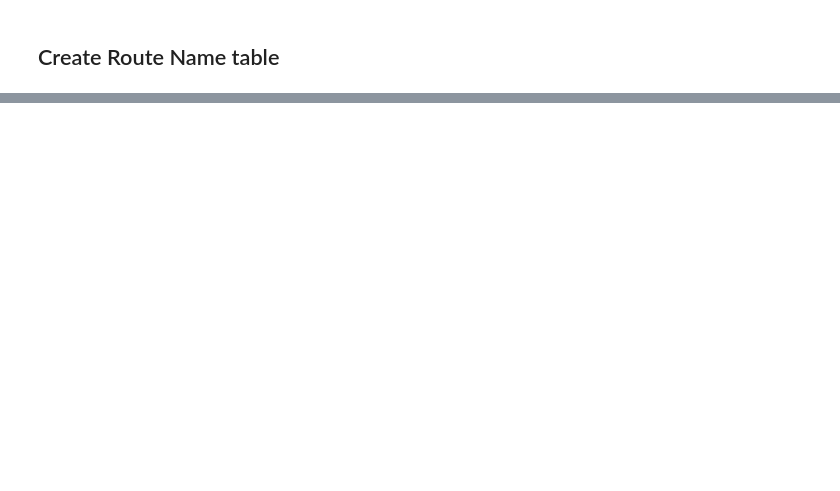
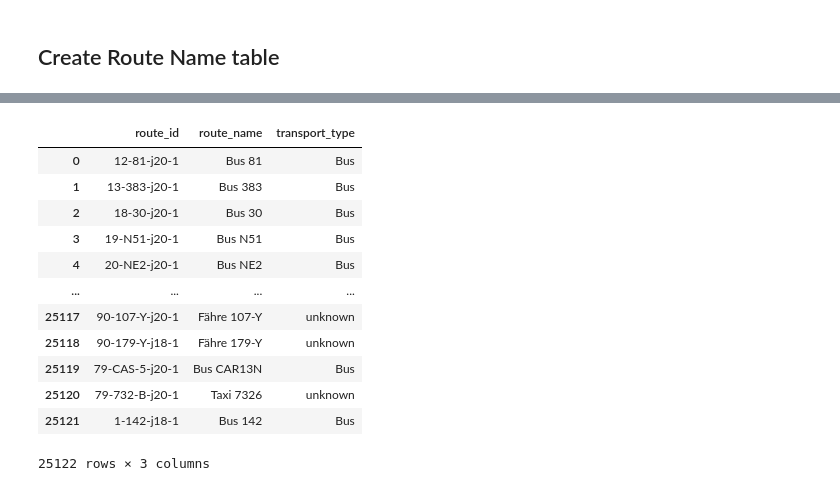
Before and after one commit to JulienVig/COM-490-Trip-Planner, a Jupyter notebook: notebooks/stochastic.ipynb, the cells around one changed output, grey strips where cells are left out. Drawn from its saved outputs; the diff is of its cells as text; code cells hidden in the pictures; blank space fills up the shorter version.

```diff
--- a/notebooks/stochastic.ipynb
+++ b/notebooks/stochastic.ipynb
@@ -242,6 +233,30 @@ real_time.coalesce(1).write.format("com.databricks.spark.csv")\
 ## Create Route Name table
 # %%
 %%spark
+
+## creates route name !
 route_names = spark.read.orc("/data/sbb/part_orc/routes").withColumn("route_name", concat(col("route_desc"), lit(" "), col("route_short_name")))\
-                .select(["route_id", "route_name"])\
+                .select(["route_id", "route_name", "route_desc"])\
                 .dropDuplicates()
+
+## get simple type
+complex_to_simple_type = {
+    "TGV":"Train",
+    "Eurocity":"Train",
+    "Regionalzug":"Train",
+    "RegioExpress":"Train",
+    "S-Bahn":"Train",
+    "Tram":"Tram",
+    "ICE":"Train",
+    "Bus":"Bus",
+    "Eurostar":"Train",
+    "Intercity":"Train",
+    "InterRegio":"Train",
+    "Extrazug":"Train"
+}
+
+get_simple_type = udf(lambda complex_type : complex_to_simple_type.get(complex_type,"unknown"))
+
+route_names = route_names.withColumn("transport_type", get_simple_type(col("route_desc")))\
+                .drop("route_desc")
+route_names.show(3)
@@ -248,4 +272,21 @@ route_names = spark.read.orc("/data/sbb/part_orc/routes").withColumn("route_name
 # %%
-%%spark
-route_names.coalesce(1).write.format("com.databricks.spark.csv")\
-   .option("header", "true").save(REMOTE_PATH + "route_names.csv")
+%%spark -o route_names_and_types -n -1
+route_names_and_types = route_names
+#route_names.coalesce(1).write.format("com.databricks.spark.csv")\
+#   .option("header", "true").save(REMOTE_PATH + "route_names_and_types.csv")
+# %%
+route_names_and_types
+# %% [output]
+|  | route_id | route_name | transport_type |
+| 0 | 12-81-j20-1 | Bus 81 | Bus |
+| 1 | 13-383-j20-1 | Bus 383 | Bus |
+| 2 | 18-30-j20-1 | Bus 30 | Bus |
+| 3 | 19-N51-j20-1 | Bus N51 | Bus |
+| 4 | 20-NE2-j20-1 | Bus NE2 | Bus |
+| ... | ... | ... | ... |
+| 25117 | 90-107-Y-j20-1 | Fähre 107-Y | unknown |
+| 25118 | 90-179-Y-j18-1 | Fähre 179-Y | unknown |
+| 25119 | 79-CAS-5-j20-1 | Bus CAR13N | Bus |
+| 25120 | 79-732-B-j20-1 | Taxi 7326 | unknown |
+| 25121 | 1-142-j18-1 | Bus 142 | Bus |
+25122 rows × 3 columns
```
Also changed, not shown: parts of 6 cells of this notebook, 2 other files.
